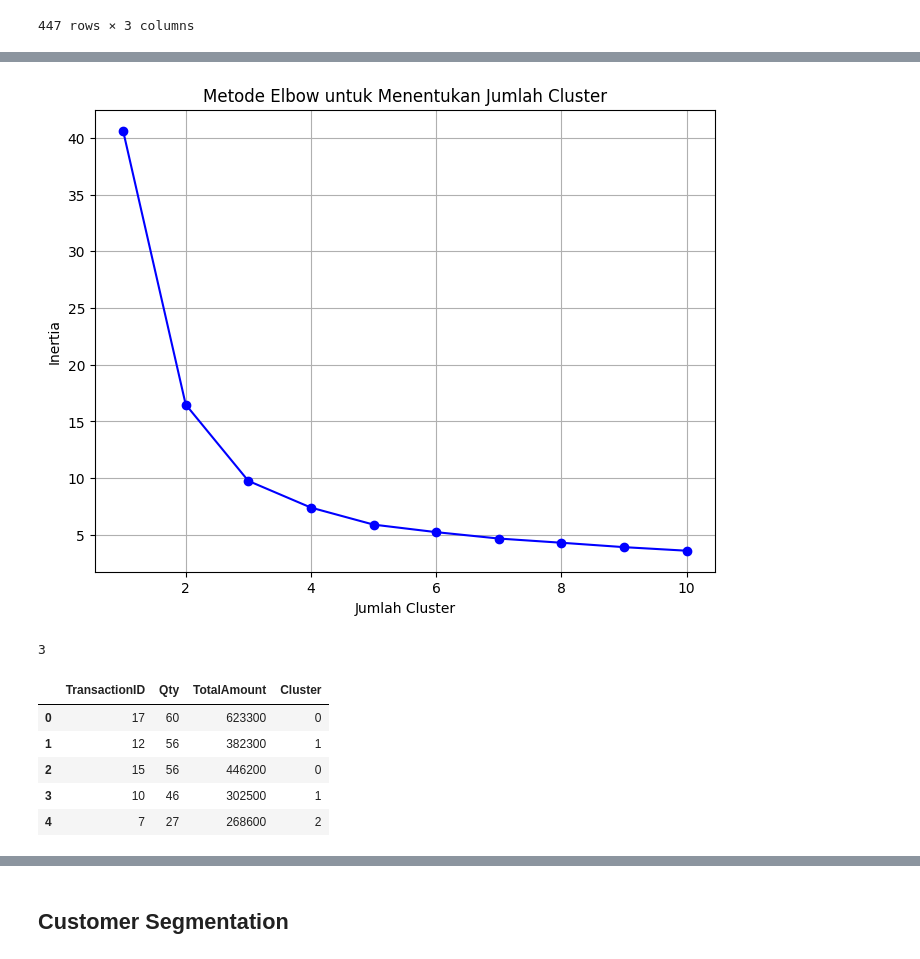
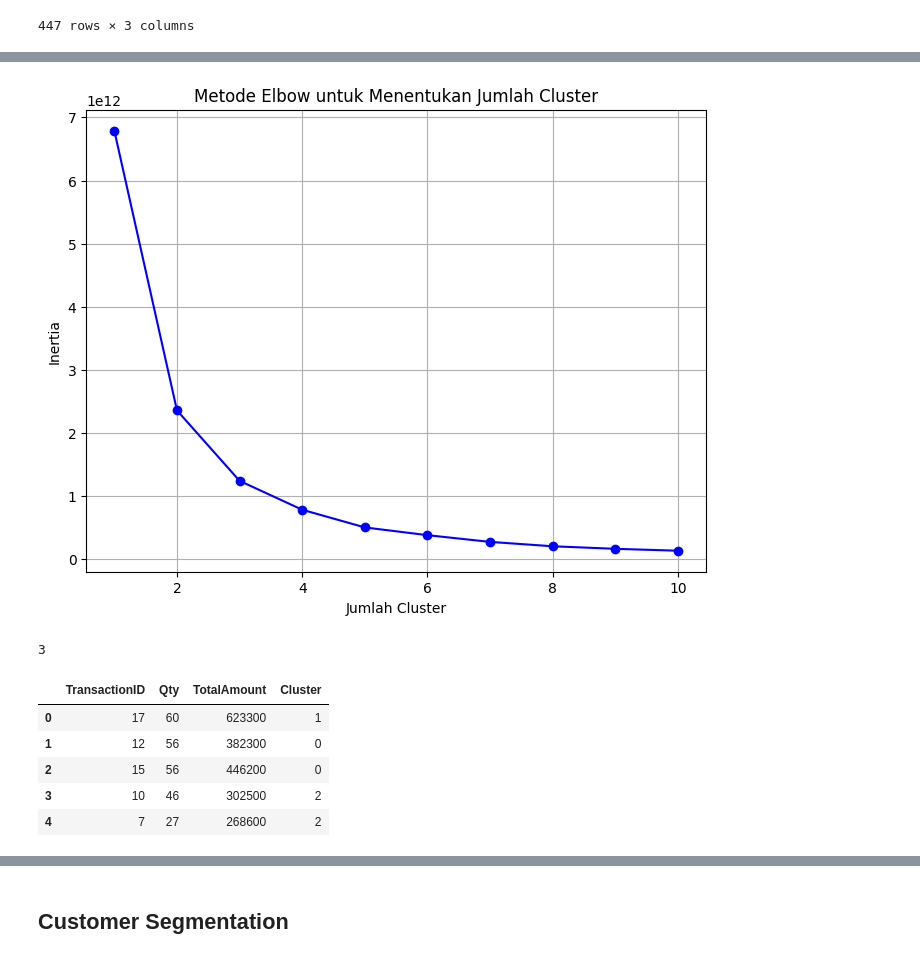
Before and after one commit to fikrialnfjr/DS-KalbeNutritionals, a Jupyter notebook: finalproject.ipynb, the cells around one changed output, grey strips where cells are left out. Saved outputs shown, nothing was run; the diff lists cells and outputs as text; code cells hidden in the pictures.

```diff
--- a/finalproject.ipynb
+++ b/finalproject.ipynb
@@ -299,9 +278,9 @@ plt.show()
 [figure]
 # %%
 # Membagi dataset menjadi data train dan data test
-cut_off = round(df_regression.shape[0] * 0.8)
-df_train = df_regression[:cut_off]
-df_test = df_regression[cut_off:].reset_index(drop=True)
+cut_off = round(df_forecast.shape[0] * 0.8)
+df_train = df_forecast[:cut_off]
+df_test = df_forecast[cut_off:]
 # %%
 df_train
 # %% [output]
@@ -351,7 +332,7 @@ plt.show()
 ## ARIMA
 # %%
 # Membangun model ARIMA dengan parameter yang telah ditetapkan
-model = sm.tsa.ARIMA(df_train['Qty'], order=(4, 0, 8))
+model = sm.tsa.ARIMA(df_train, order=(4, 0, 8))
 model_fit = model.fit()
 
 # Menampilkan ringkasan model
@@ -396 +358,16 @@ Name: predicted_mean, Length: 73, dtype: float64
+# %%
+n_steps = 30
+forecast = model_fit.forecast(steps=n_steps)
+forecast_data = pd.DataFrame({'ARIMA Forecast': forecast}, index=pd.date_range(start=df_test.index[-1], periods=n_steps+1, freq='D')[1:])
+
+# Simulasi ARIMA
+pred = model_fit.get_prediction(start=len(df_forecast), end=len(df_forecast) + n_steps - 1, dynamic=True)
+predicted_values = pred.predicted_mean
+std_errors = pred.se_mean
+residuals = model_fit.resid
+simulated_data = np.zeros(n_steps)
+
+for i in range(n_steps):
+    simulated_data[i] = predicted_values[i] + np.random.normal(0, std_errors[i]) + residuals[-1]
+forecast_data['Simulated ARIMA'] = abs(simulated_data)
 # %%
@@ -616,7 +436,7 @@ normalized_data
 inertia = []
 for i in range(1, 11):
     kmeans = KMeans(n_clusters=i, random_state=0, n_init=10)
-    kmeans.fit(normalized_data)
+    kmeans.fit(clustering_data)
     inertia.append(kmeans.inertia_)
 
 # Plot Elbow Method untuk menentukan jumlah cluster yang optimal
@@ -628,7 +448,7 @@ plt.title('Metode Elbow untuk Menentukan Jumlah Cluster')
 plt.grid(True)
 plt.show()
 # %% [output]
-[figure, old version]
+[figure, new version]
 # %%
 # Menentukan cluster yang paling optimal menggunakan KneeLocator
 kl = KneeLocator(range(1, 11), inertia, curve="convex", direction="decreasing" )
@@ -638,15 +458,15 @@ kl.elbow
 # %%
 # Membuat 3 cluster
 kmeans_3 = KMeans(n_clusters = 3, init = 'k-means++', random_state = 0, n_init = 10)
-clusters = kmeans_3.fit_predict(normalized_data)
+clusters = kmeans_3.fit_predict(clustering_data)
 clustering_data['Cluster'] = clusters
 clustering_data.head()
 # %% [output]
 |  | TransactionID | Qty | TotalAmount | Cluster |
-| 0 | 17 | 60 | 623300 | 0 |
-| 1 | 12 | 56 | 382300 | 1 |
+| 0 | 17 | 60 | 623300 | 1 |
+| 1 | 12 | 56 | 382300 | 0 |
 | 2 | 15 | 56 | 446200 | 0 |
-| 3 | 10 | 46 | 302500 | 1 |
+| 3 | 10 | 46 | 302500 | 2 |
 | 4 | 7 | 27 | 268600 | 2 |
 # %%
 # Menampilkan hasil clustering
```
Also changed, not shown: parts of 27 cells of this notebook, 2 other files.
